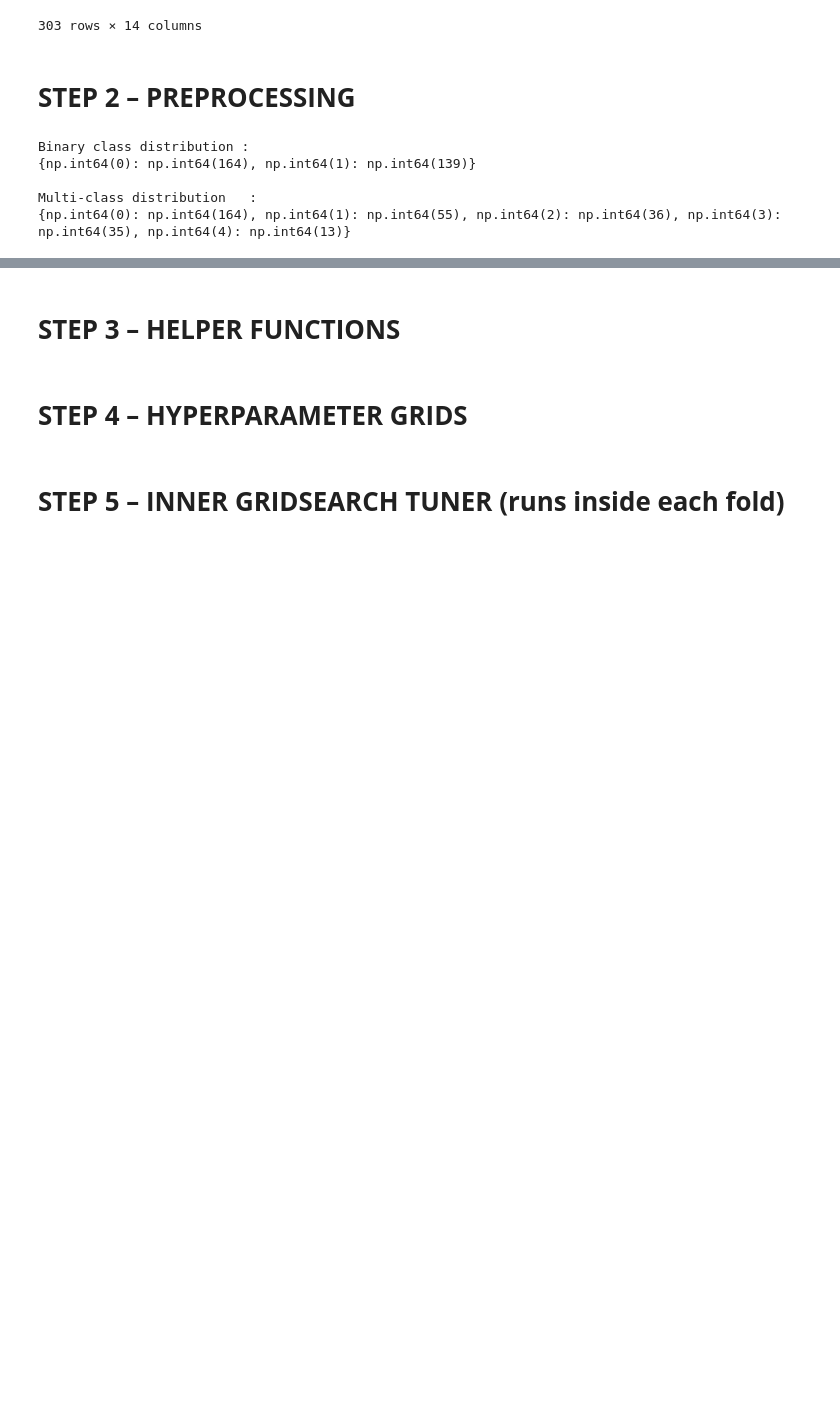
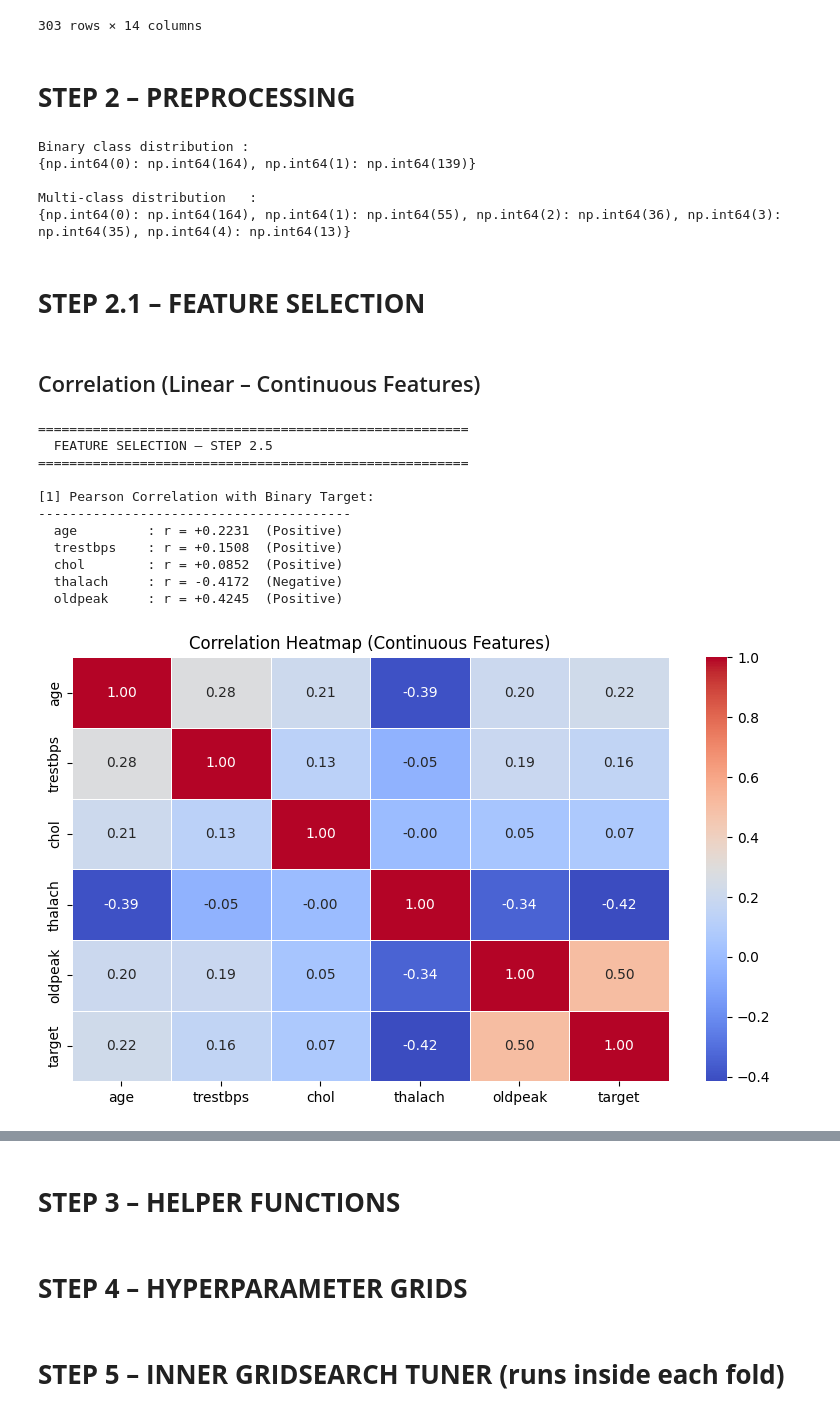
Before and after one commit to SaddamHosen42/Multi_class_and_Binary_heart_disease, a Jupyter notebook: Multi_class_and_Binary_heart_disease_.ipynb, the cells around one changed output, grey strips where cells are left out. Cells and saved outputs as stored; diff of their text form; code cells hidden in the pictures; blank space fills up the shorter version.

```diff
--- a/Multi_class_and_Binary_heart_disease_.ipynb
+++ b/Multi_class_and_Binary_heart_disease_.ipynb
@@ -110,3 +110,45 @@ Binary class distribution :
 
 Multi-class distribution   :
 {np.int64(0): np.int64(164), np.int64(1): np.int64(55), np.int64(2): np.int64(36), np.int64(3): np.int64(35), np.int64(4): np.int64(13)}
+# %% [markdown]
+# **STEP 2.1 – FEATURE SELECTION**
+# %% [markdown]
+## Correlation (Linear – Continuous Features)
+# %%
+# ── Correlation Analysis (Continuous features vs Binary target) ──────────
+import seaborn as sns
+
+continuous_cols = ['age', 'trestbps', 'chol', 'thalach', 'oldpeak']
+
+print("=" * 55)
+print("  FEATURE SELECTION – STEP 2.5")
+print("=" * 55)
+
+# Pearson Correlation with binary target
+corr_vals = df[continuous_cols].corrwith(pd.Series(y_binary, name='target'))
+print("\n[1] Pearson Correlation with Binary Target:")
+print("-" * 40)
+for feat, val in corr_vals.items():
+    direction = "Positive" if val > 0 else "Negative"
+    print(f"  {feat:<12}: r = {val:+.4f}  ({direction})")
+
+# Heatmap
+plt.figure(figsize=(8, 5))
+corr_matrix = df[continuous_cols + ['target']].corr()
+sns.heatmap(corr_matrix, annot=True, fmt=".2f", cmap='coolwarm', linewidths=0.5)
+plt.title("Correlation Heatmap (Continuous Features)")
+plt.tight_layout()
+plt.show()
+# %% [output]
+=======================================================
+  FEATURE SELECTION – STEP 2.5
+=======================================================
+
+[1] Pearson Correlation with Binary Target:
+----------------------------------------
+  age         : r = +0.2231  (Positive)
+  trestbps    : r = +0.1508  (Positive)
+  chol        : r = +0.0852  (Positive)
+  thalach     : r = -0.4172  (Negative)
+  oldpeak     : r = +0.4245  (Positive)
+[figure, added]
```
Also changed, not shown: parts of 24 cells of this notebook.
